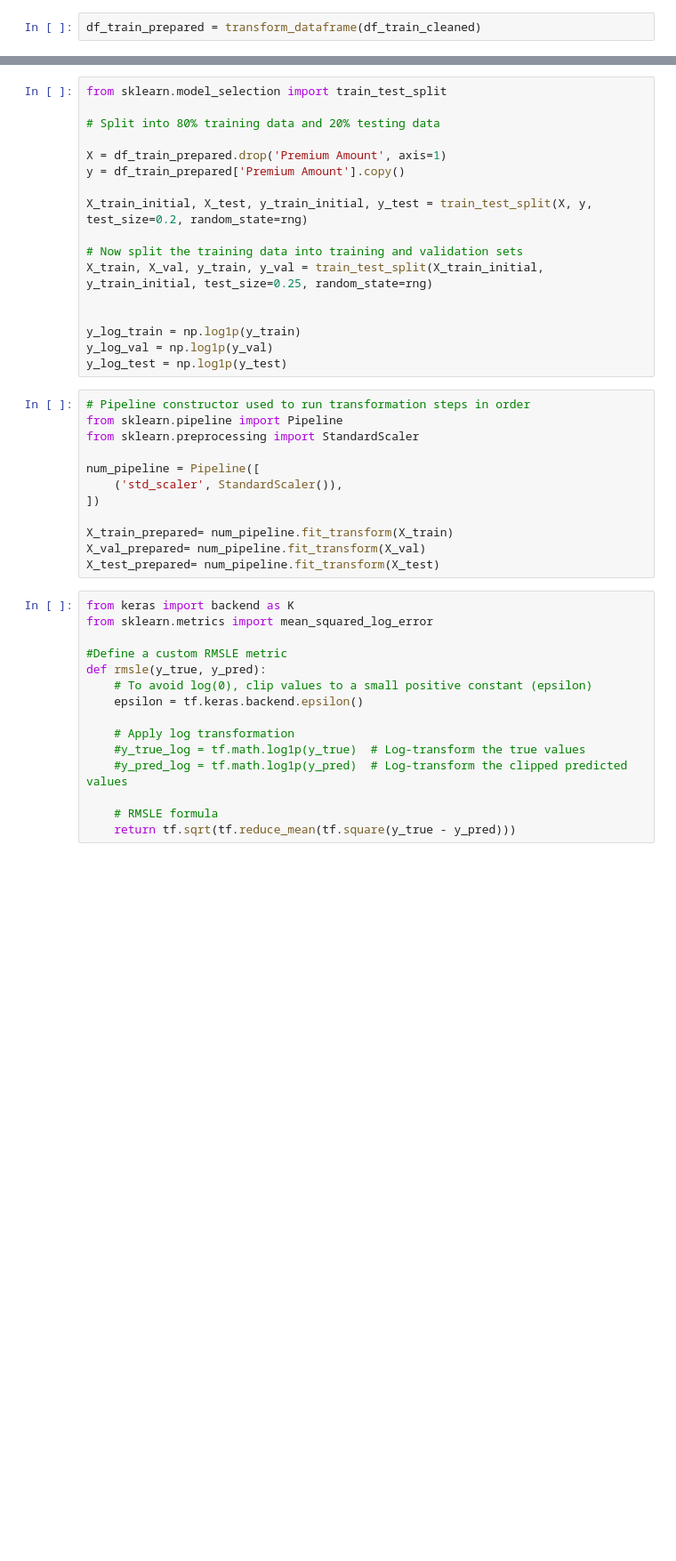
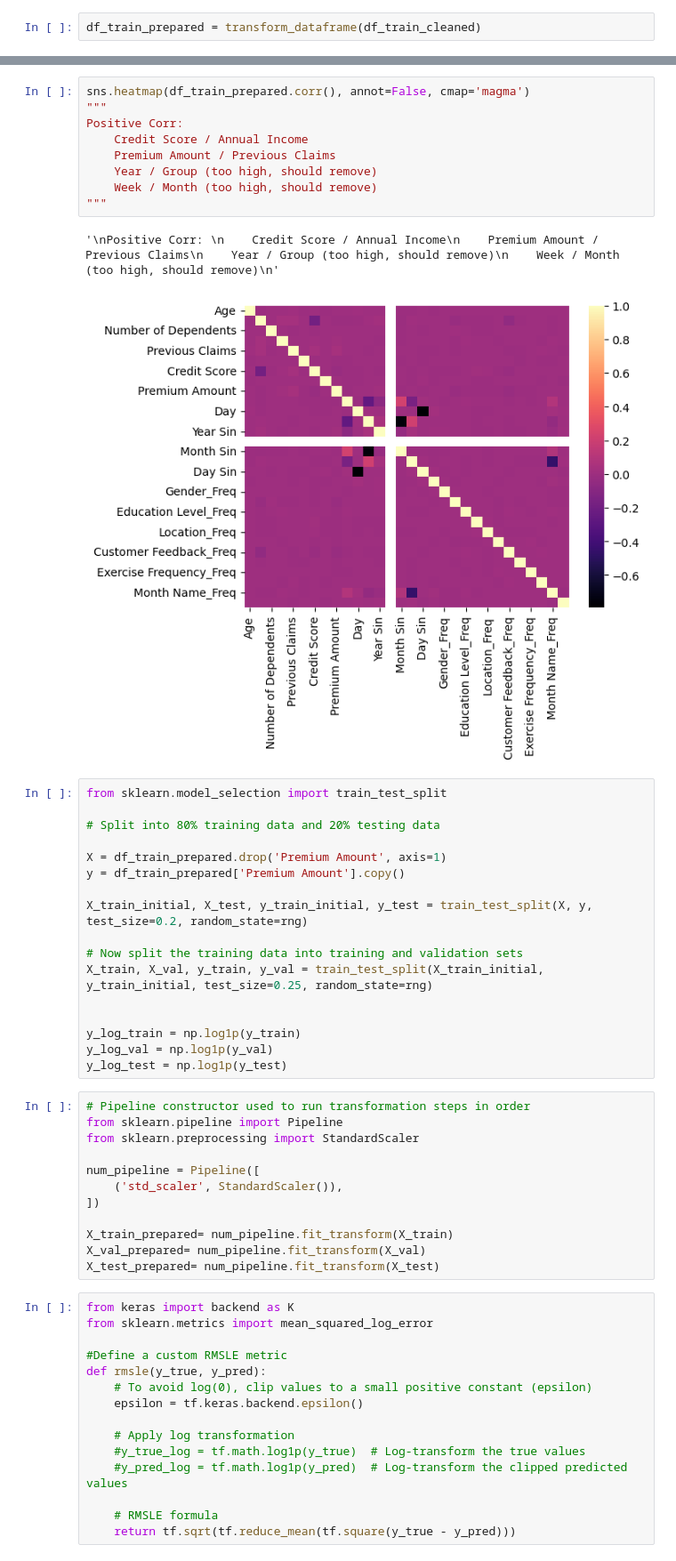
Before and after one commit to ZaneChodaniecky/Kaggle-Insurance, a Jupyter notebook: New Format.ipynb, the cells around one changed output, grey strips where cells are left out. Shown at 89% size. Cells and saved outputs as stored; diff of their text form; blank space fills up the shorter version.

```diff
--- a/New Format.ipynb
+++ b/New Format.ipynb
@@ -270,3 +312,15 @@ describe_dataframe(df_train_prepared, name='Insurance Data', nrows=0, plots=True
+# %%
+sns.heatmap(df_train_prepared.corr(), annot=False, cmap='magma')
+"""
+Positive Corr:
+    Credit Score / Annual Income
+    Premium Amount / Previous Claims
+    Year / Group (too high, should remove)
+    Week / Month (too high, should remove)
+"""
+# %% [output]
+'\nPositive Corr: \n    Credit Score / Annual Income\n    Premium Amount / Previous Claims\n    Year / Group (too high, should remove)\n    Week / Month (too high, should remove)\n'
+[figure, added]
 # %%
 from sklearn.model_selection import train_test_split
 
```
Also changed, not shown: parts of 22 cells of this notebook.
